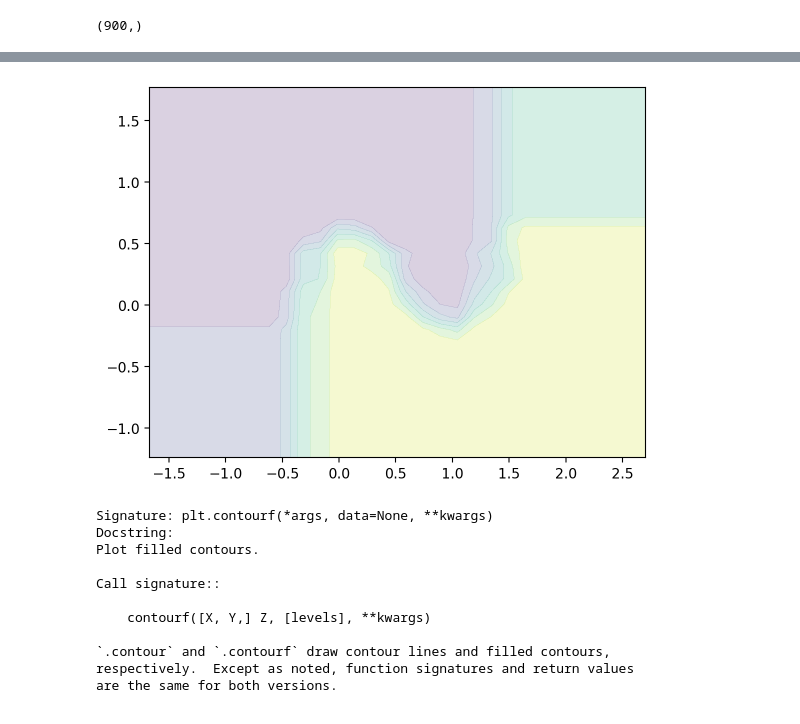
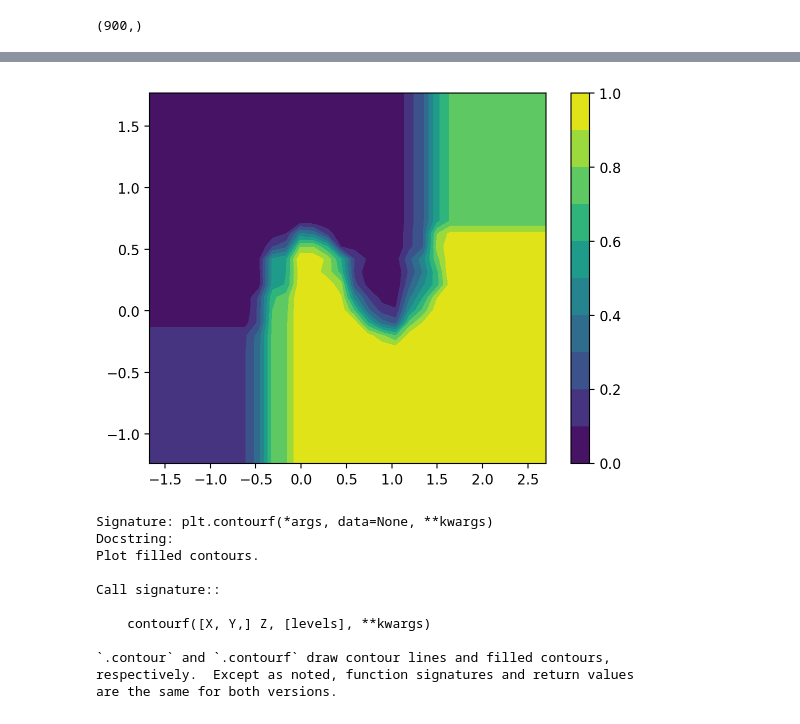
Before and after one commit to nipunbatra/ml-teaching, a Jupyter notebook: notebooks/meshgrid-contour-explanation.ipynb, the cells around one changed output, grey strips where cells are left out. Drawn from its saved outputs; the diff is of its cells as text; code cells hidden in the pictures.

```diff
--- a/notebooks/meshgrid-contour-explanation.ipynb
+++ b/notebooks/meshgrid-contour-explanation.ipynb
@@ -248,7 +267,8 @@ Z.shape
 # %%
-plt.contourf(XX, YY, Z.reshape(XX.shape), cmap=plt.cm.viridis, alpha=0.2);
+plt.contourf(XX, YY, Z.reshape(XX.shape), cmap=plt.cm.viridis, levels=10);
+plt.colorbar();
 # %% [output]
-[figure, old version]
+[figure, new version]
 # %%
 plt.contourf?
 # %% [output]
```
Also changed, not shown: parts of 12 cells of this notebook.
